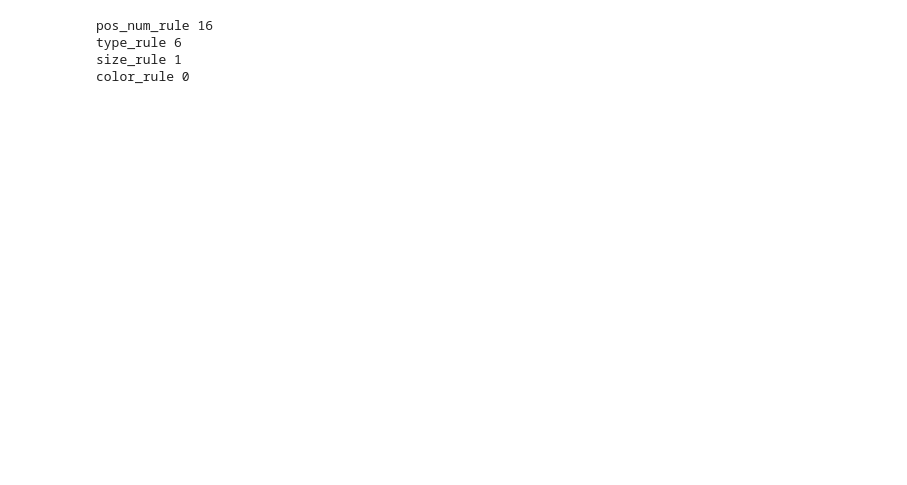
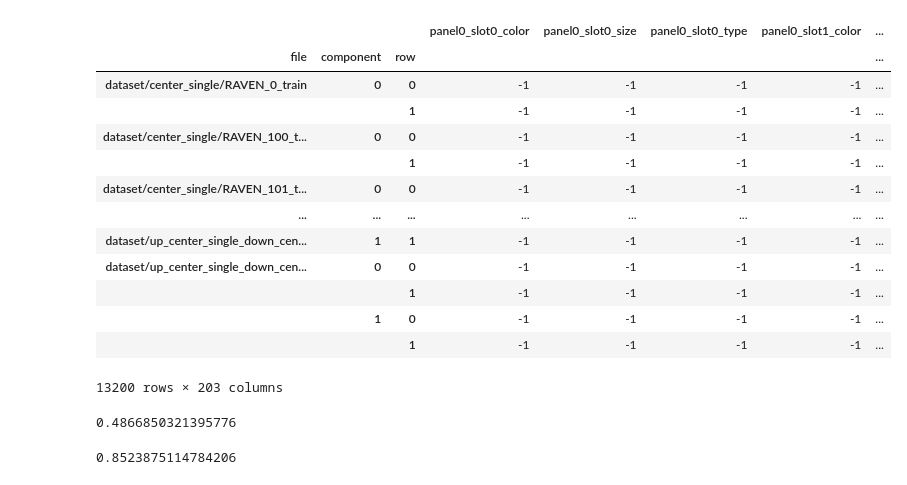
Before and after one commit to zijizhu/avr, a Jupyter notebook: stage2.ipynb, the cells around one changed output. Drawn from its saved outputs; the diff is of its cells as text; code cells hidden in the pictures; blank space fills up the shorter version.

Commit message:
Stage 2 Predictions

```diff
--- a/stage2.ipynb
+++ b/stage2.ipynb
@@ -99,9 +14,0 @@ dataset/distribute_nine/RAVEN_15_train
-# %%
-npz = np.load('dataset/distribute_nine/RAVEN_911_train_rule_comp0.npz')
-for fn in npz.files:
-    print(fn, npz[fn])
-# %% [output]
-pos_num_rule 16
-type_rule 6
-size_rule 1
-color_rule 0
@@ -109,0 +15,50 @@ all_slots = [(0.5, 0.5, 0.33, 0.33), (0.42, 0.42, 0.15, 0.15), (0.25, 0.75, 0.5,
+# %%
+panels_df, rules_df = get_stage2_dataset('dataset', 'train')
+# %%
+merge_row = True
+panels_df_copy = panels_df.copy()
+
+if merge_row:
+    panels_df_copy['row'] = np.where(panels_df_copy['panel'] < 3, 0, 1)
+    panels_df_copy['panel'] = np.where(panels_df_copy['panel'] < 3, panels_df_copy['panel'], panels_df_copy['panel'] - 3)
+    reshaped_indices = ['file', 'component', 'row', 'panel']
+else:
+    reshaped_indices = ['file', 'component', 'panel']
+
+reshaped_panels_df = panels_df_copy.set_index(reshaped_indices).unstack(level=-1)
+reshaped_panels_df.columns.names = ['slot_attr', 'panel']
+reshaped_panels_df.columns = reshaped_panels_df.columns.swaplevel(0, 1)
+reshaped_panels_df = reshaped_panels_df.sort_index(axis=1, level=0)
+
+index_tuples = []
+for panel_idx, slot_idx, attr in list(product(range(0, 3) if merge_row else range(0, 6),
+                                              range(0, 22),
+                                              ['color', 'size', 'type'])):
+    index_tuples.append((panel_idx, f'slot{slot_idx}_{attr}'))
+# index_tuples = list(product(range(0, 6), range(0, 22), ['color', 'size', 'type']))
+multi_index = pd.MultiIndex.from_tuples(index_tuples, names=['panel', 'slot_attr'])
+reshaped_panels_df = pd.DataFrame(reshaped_panels_df, columns=multi_index)
+
+reshaped_panels_df.columns = reshaped_panels_df.columns.map(lambda x: 'panel' + '_'.join(list(map(str, x))))
+
+rules_df = rules_df.rename(columns={'file_path': 'file'})
+rules_df = rules_df.set_index(['file', 'component'])
+
+final_df = reshaped_panels_df.join(rules_df)
+
+final_df
+# %% [output]
+|  |  |  | panel0_slot0_color | panel0_slot0_size | panel0_slot0_type | panel0_slot1_color | ... |
+| file | component | row |  |  |  |  | ... |
+| dataset/center_single/RAVEN_0_train | 0 | 0 | -1 | -1 | -1 | -1 | ... |
+|  |  | 1 | -1 | -1 | -1 | -1 | ... |
+| dataset/center_single/RAVEN_100_t... | 0 | 0 | -1 | -1 | -1 | -1 | ... |
+|  |  | 1 | -1 | -1 | -1 | -1 | ... |
+| dataset/center_single/RAVEN_101_t... | 0 | 0 | -1 | -1 | -1 | -1 | ... |
+| ... | ... | ... | ... | ... | ... | ... | ... |
+| dataset/up_center_single_down_cen... | 1 | 1 | -1 | -1 | -1 | -1 | ... |
+| dataset/up_center_single_down_cen... | 0 | 0 | -1 | -1 | -1 | -1 | ... |
+|  |  | 1 | -1 | -1 | -1 | -1 | ... |
+|  | 1 | 0 | -1 | -1 | -1 | -1 | ... |
+|  |  | 1 | -1 | -1 | -1 | -1 | ... |
+13200 rows × 203 columns
@@ -109,0 +77,8 @@ all_slots = [(0.5, 0.5, 0.33, 0.33), (0.42, 0.42, 0.15, 0.15), (0.25, 0.75, 0.5,
+# %%
+from sklearn import svm
+
+clf = svm.SVC()
+clf.fit(X_train_encoded, y_train['type'].values)
+clf.score(X_test_encoded, y_test['type'].values)
+# %% [output]
+0.4866850321395776
@@ -109,0 +87,8 @@ all_slots = [(0.5, 0.5, 0.33, 0.33), (0.42, 0.42, 0.15, 0.15), (0.25, 0.75, 0.5,
+# %%
+from xgboost import XGBClassifier
+
+bst_type = XGBClassifier(n_estimators=20, max_depth=50, learning_rate=1, objective='multi:softprob')
+bst_type.fit(X_train_encoded, y_train['type'].map(label_map).values)
+bst_type.score(X_test_encoded, y_test['type'].map(label_map).values)
+# %% [output]
+0.8523875114784206
```
Also changed, not shown: parts of 9 cells of this notebook, 1 other file.
